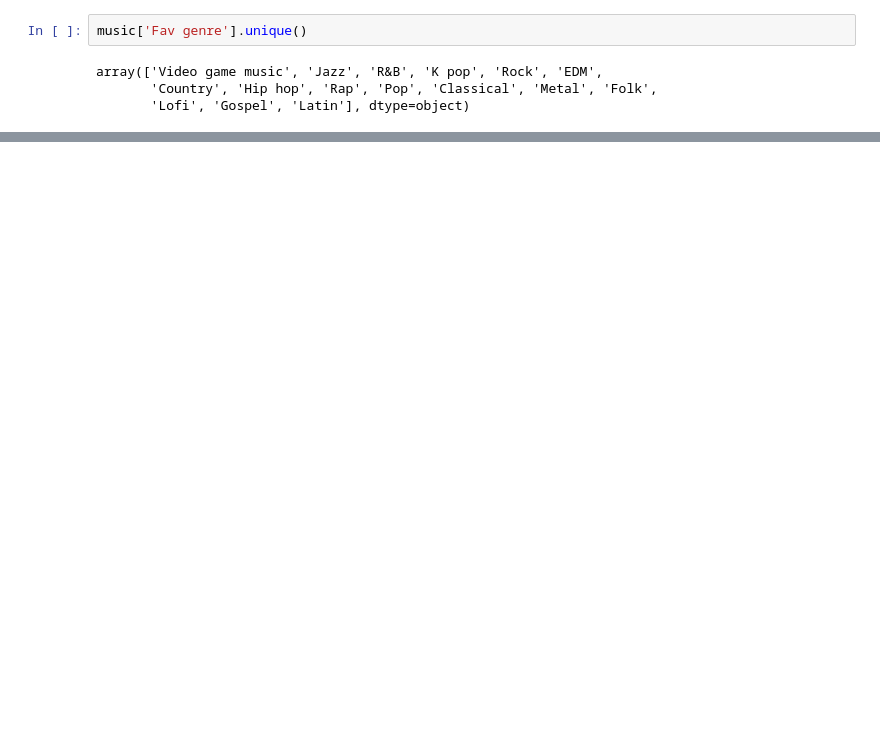
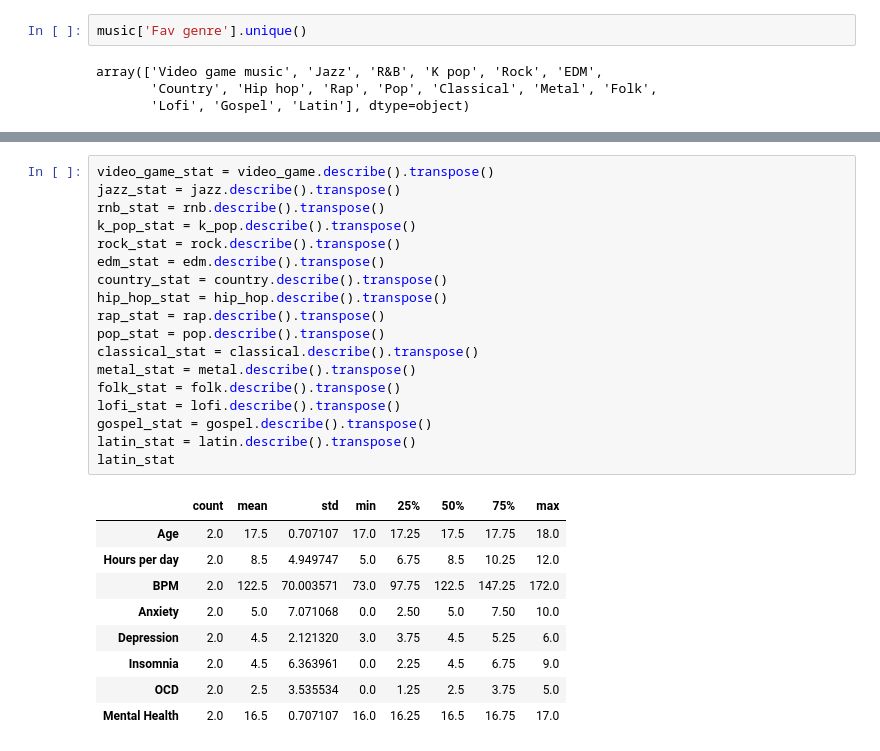
Before and after one commit to pkarey/project-1, a Jupyter notebook: working_code.ipynb, the cells around one changed output, grey strips where cells are left out. Saved outputs shown, nothing was run; the diff lists cells and outputs as text; blank space fills up the shorter version.

```diff
--- a/working_code.ipynb
+++ b/working_code.ipynb
@@ -118 +111,29 @@ memory usage: 9.6+ KB
+# %%
+video_game_stat = video_game.describe().transpose()
+jazz_stat = jazz.describe().transpose()
+rnb_stat = rnb.describe().transpose()
+k_pop_stat = k_pop.describe().transpose()
+rock_stat = rock.describe().transpose()
+edm_stat = edm.describe().transpose()
+country_stat = country.describe().transpose()
+hip_hop_stat = hip_hop.describe().transpose()
+rap_stat = rap.describe().transpose()
+pop_stat = pop.describe().transpose()
+classical_stat = classical.describe().transpose()
+metal_stat = metal.describe().transpose()
+folk_stat = folk.describe().transpose()
+lofi_stat = lofi.describe().transpose()
+gospel_stat = gospel.describe().transpose()
+latin_stat = latin.describe().transpose()
+latin_stat
+# %% [output]
+|  | count | mean | std | min | 25% | 50% | 75% | max |
+| Age | 2.0 | 17.5 | 0.707107 | 17.0 | 17.25 | 17.5 | 17.75 | 18.0 |
+| Hours per day | 2.0 | 8.5 | 4.949747 | 5.0 | 6.75 | 8.5 | 10.25 | 12.0 |
+| BPM | 2.0 | 122.5 | 70.003571 | 73.0 | 97.75 | 122.5 | 147.25 | 172.0 |
+| Anxiety | 2.0 | 5.0 | 7.071068 | 0.0 | 2.50 | 5.0 | 7.50 | 10.0 |
+| Depression | 2.0 | 4.5 | 2.121320 | 3.0 | 3.75 | 4.5 | 5.25 | 6.0 |
+| Insomnia | 2.0 | 4.5 | 6.363961 | 0.0 | 2.25 | 4.5 | 6.75 | 9.0 |
+| OCD | 2.0 | 2.5 | 3.535534 | 0.0 | 1.25 | 2.5 | 3.75 | 5.0 |
+| Mental Health | 2.0 | 16.5 | 0.707107 | 16.0 | 16.25 | 16.5 | 16.75 | 17.0 |
 # %%
```
Also changed, not shown: parts of 6 cells of this notebook.
